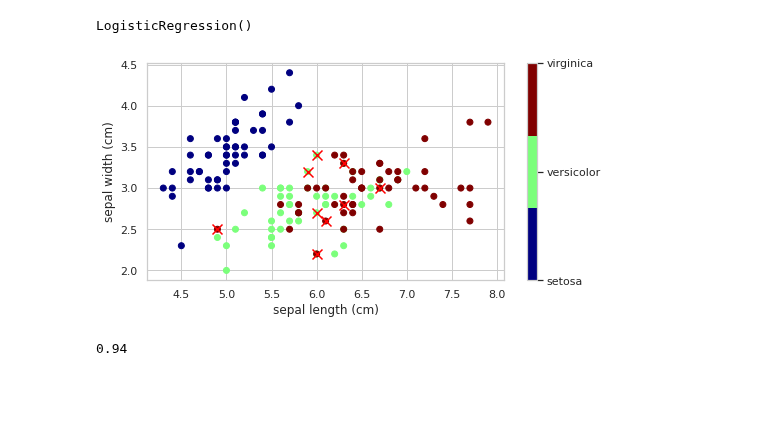
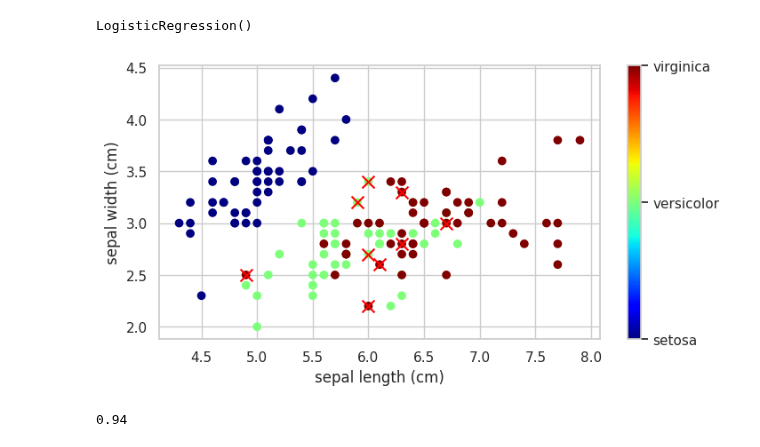
Before and after one commit to plopezmp/AmI, a Jupyter notebook: AmI_Logistic_Regression.ipynb, the cells around one changed output. Drawn from its saved outputs; the diff is of its cells as text; code cells hidden in the pictures; blank space fills up the shorter version.

```diff
--- a/AmI_Logistic_Regression.ipynb
+++ b/AmI_Logistic_Regression.ipynb
@@ -448,30 +452,33 @@ LogisticRegression()
 # %%
 # cada paso de la cadena es una tupla, 2 elems, e.g. ('scaler',StandardScaler())
 # al hacer 'fit' del pipeline aplicamos cada una en el orden puesto
 model = Pipeline([
                  ('scaler', StandardScaler()),
                  ('clf', LogisticRegression(penalty='l1', solver='liblinear', max_iter=100))
 ])
 # La ventaja es que podemos aplicarla a los "training-data" y a los "test-data"
 
 # -------------------------------------------
 model.fit(iris.data, iris.target)
 predicted = model.predict(iris.data)
 errors = predicted != iris.target
 x_index = 0
-y_index = 1
+y_index = 1 # columnas de X que usamos
 plt.figure(figsize=(8,4))
 formatter = plt.FuncFormatter(lambda i, *args: iris.target_names[int(i)])
 plt.scatter(iris.data[:, x_index], iris.data[:, y_index],
             c=iris.target,
-            cmap=plt.cm.get_cmap('jet', 3))
+            #cmap=plt.cm.get_cmap('jet', 3)
+            cmap=plt.colormaps['jet'].with_extremes(
+                          under='lightblue', over='darkblue')
+            )
 plt.colorbar(ticks=[0,1,2], format=formatter)
 plt.scatter(iris.data[errors,0], iris.data[errors,1],
             marker='x', c='red', s=100)
 plt.xlabel(iris.feature_names[x_index])
 plt.ylabel(iris.feature_names[y_index]);
 # %% [output]
-[figure, old version]
+[figure, new version]
 # %%
 model.score(iris.data,iris.target)
 # %% [output]
```
Also changed, not shown: parts of 5 cells of this notebook.
